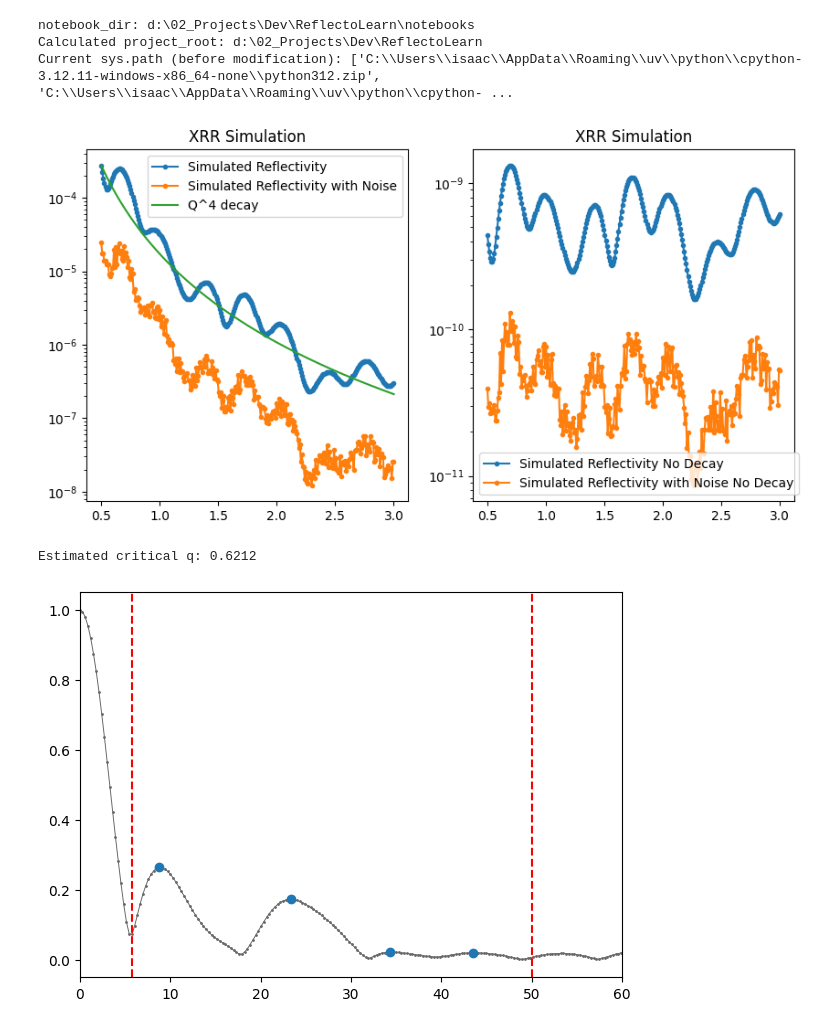
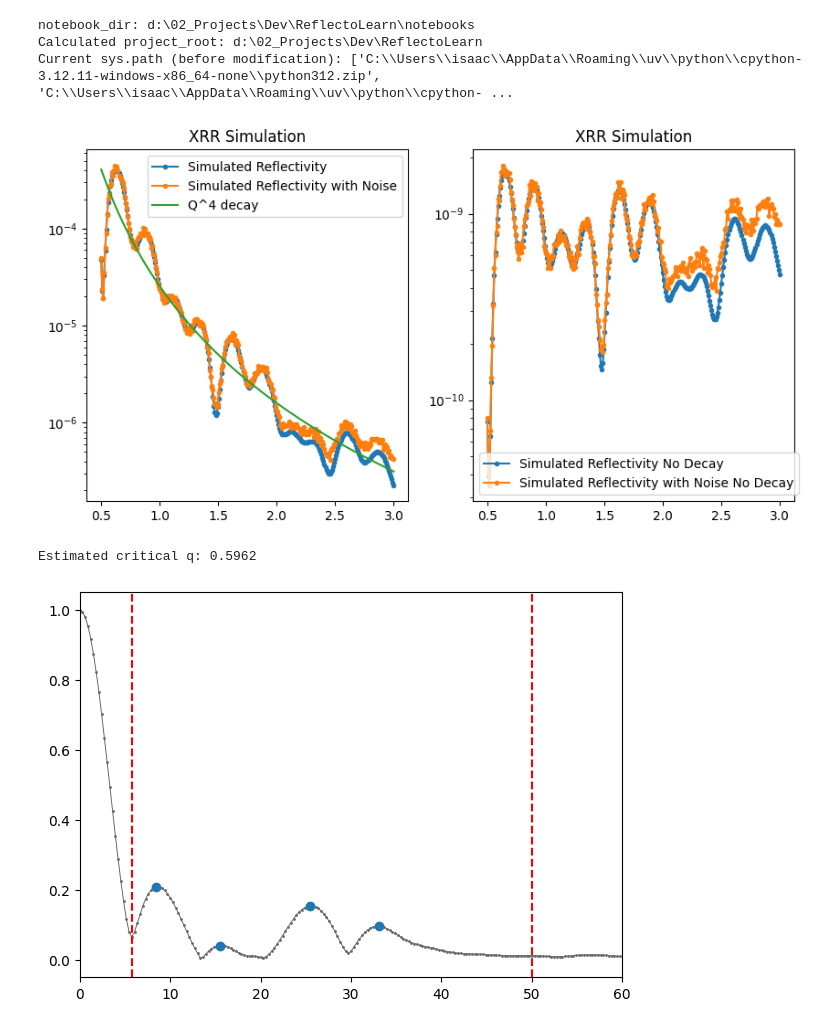
Before and after one commit to SJB7777/ReflectoLearn, a Jupyter notebook: notebooks/fitting.ipynb, the cells around one changed output. Cells and saved outputs as stored; diff of their text form; code cells hidden in the pictures.

```diff
--- a/notebooks/fitting.ipynb
+++ b/notebooks/fitting.ipynb
@@ -32,8 +32,6 @@ from reflectolearn.processing.fitting import (
 from reflectolearn.processing.preprocess import remove_q4_decay
 from reflectolearn.processing.simulate import add_xrr_noise, make_multifilm
 # %%
-import random
-
 from scipy.optimize import curve_fit
 
 from reflectolearn.math_utils import apply_poisson_noise, get_background_noise
@@ -49,9 +47,9 @@ def multi_gaussian_fitting(x_fit, y_fit, p0):
 
 def add_noise(R):
     N = len(R)
-    R_poisson = apply_poisson_noise(R, s=10 ** 10)
-    uniform_noise = np.random.uniform(0.05, 0.1, N)
-    background_noise = get_background_noise(N, -12, -9)
+    R_poisson = apply_poisson_noise(R, s=10 ** 9)
+    uniform_noise = 1 + np.random.uniform(-0.1, 0.1, N)
+    background_noise = get_background_noise(N, -8, -6)
     curve_scaling = np.random.uniform(0.99, 1.01)
     return R_poisson * uniform_noise * curve_scaling + background_noise
 # %%
@@ -85,36 +83,37 @@ ax[1].legend()
 
 plt.show()
 # %% [output]
-[figure, old version]
+[figure, new version]
 # %%
 from scipy.signal import argrelextrema
 
 x_upper_bound = 50
 
 crit_q = estimate_thc(tth, R_noise_no_q_decay)
 print(f"Estimated critical q: {crit_q:.4f}")
 
 # FFT
 dat = np.stack([tth, R_noise_no_q_decay], axis=1)
 xproc, yproc = preprocess_xrr(dat, crit_q)
 x_fft, y_fft = xrr_fft(xproc, yproc, window=2, n=10000)
 y_fft_norm = y_fft / y_fft[0]
 
 idx_local_max = argrelextrema(y_fft_norm[x_fft < x_upper_bound], np.greater)
 
 y_diff = np.diff(y_fft_norm)
 # First increasing index
 under_bound_index = np.where(y_diff >= 0)[0][0]
-upper_bound_index = np.where(x_fft < x_upper_bound)[0][0]
+x_under_bound = x_fft[under_bound_index]
+upper_bound_index = np.where(x_fft > x_upper_bound)[0][0]
 
 fig, ax = plt.subplots(1, 1, sharex=True, figsize=(7, 5))
 ax.plot(x_fft, y_fft_norm, "o-", ms=1, lw=0.7, color="dimgrey", label="FFT data")
 ax.plot(x_fft[idx_local_max], y_fft_norm[idx_local_max], "o", label="local max")
 ax.axvline(x=x_fft[under_bound_index], color='r', linestyle='--')
 ax.axvline(x=x_upper_bound, color='r', linestyle='--')
 ax.set_xlim(0, x_upper_bound*1.2)
 plt.show()
 # %% [output]
-Estimated critical q: 0.6212
+Estimated critical q: 0.5962
-[figure, old version]
+[figure, new version]
 # %%
```
Also changed, not shown: parts of 1 cell of this notebook, 1 other file.
